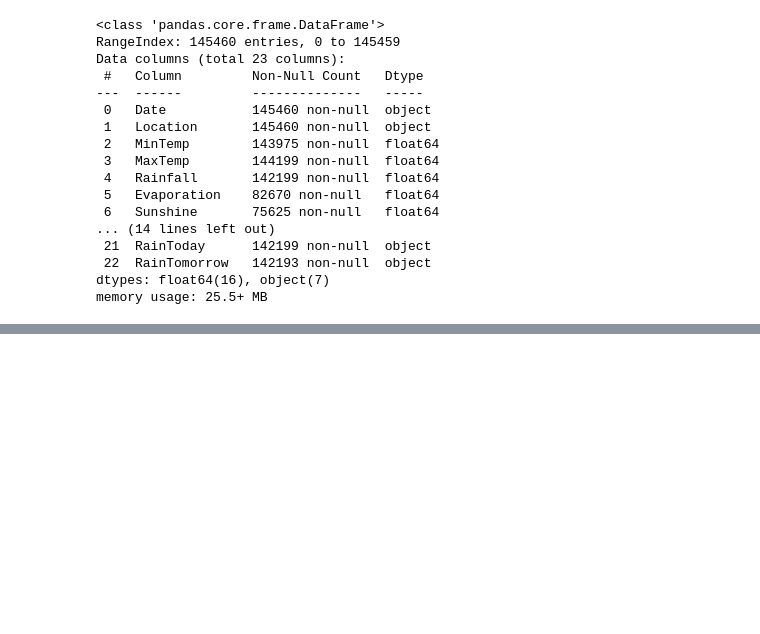
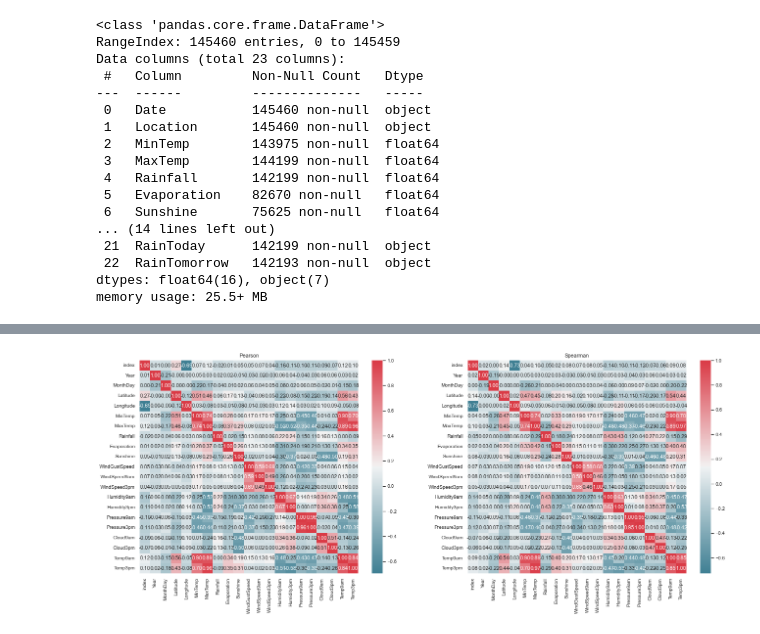
Before and after one commit to ezeguins/analisis_datos_TP, a Jupyter notebook: ColumnsStudy_oks.ipynb, the cells around one changed output, grey strips where cells are left out. Cells and saved outputs as stored; diff of their text form; code cells hidden in the pictures; blank space fills up the shorter version.

```diff
--- a/ColumnsStudy_oks.ipynb
+++ b/ColumnsStudy_oks.ipynb
@@ -310,0 +411,14 @@ ValueError: Input contains NaN, infinity or a value too large for dtype('float64
+# %%
+fig, axes = plt.subplots(1,2,figsize=(22,8))
+
+r = X_train_imp_num.corr(method='pearson')
+axes[0].set_title("Pearson")
+sns.heatmap(r, cmap=sns.diverging_palette(220,10,as_cmap=True),annot=True,fmt=".2f",ax=axes[0])
+sns.set(font_scale=0.9)
+
+rho = X_train_imp_num.corr(method='spearman')
+axes[1].set_title("Spearman")
+sns.heatmap(rho, cmap=sns.diverging_palette(220,10,as_cmap=True),annot=True,fmt=".2f")
+sns.set(font_scale=0.9)
+# %% [output]
+[figure, added]
```
Also changed, not shown: parts of 42 cells of this notebook, 1 other file.
